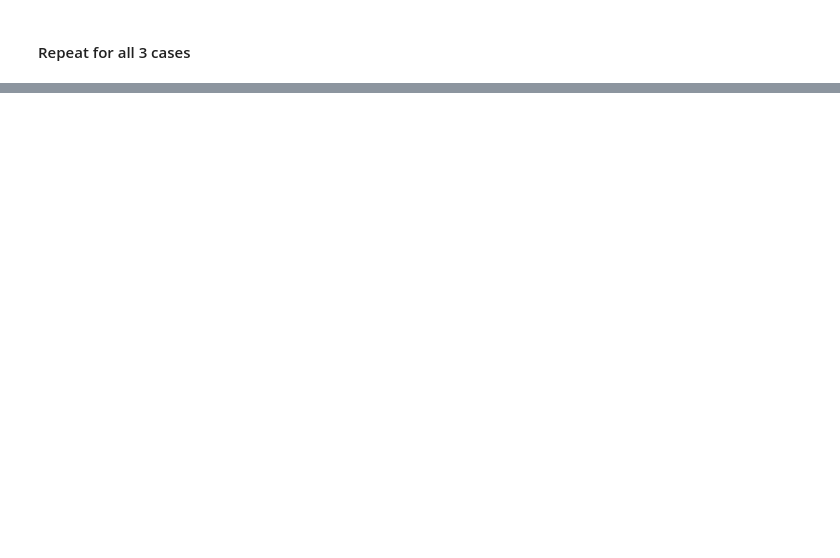
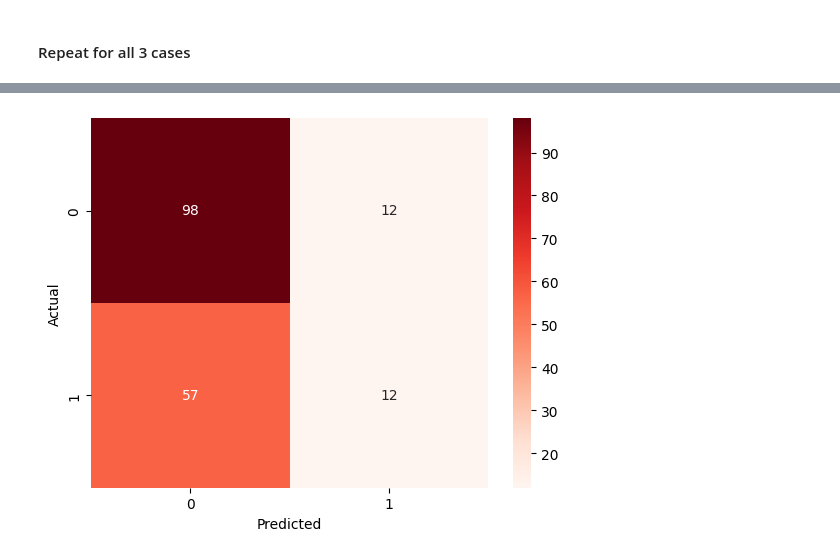
Before and after one commit to ceradrake/applied-ml-drake, a Jupyter notebook: lab03/ml03_drake.ipynb, the cells around one changed output, grey strips where cells are left out. Drawn from its saved outputs; the diff is of its cells as text; code cells hidden in the pictures; blank space fills up the shorter version.

Commit message:
Case 2

```diff
--- a/lab03/ml03_drake.ipynb
+++ b/lab03/ml03_drake.ipynb
@@ -193,2 +193,15 @@ fig.savefig("decision_tree_titanic.png")
 # %% [markdown]
 #### Repeat for all 3 cases
+# %%
+# Split the data for case 2
+from sklearn.model_selection import StratifiedShuffleSplit
+
+splitter = StratifiedShuffleSplit(n_splits=1, test_size=0.2, random_state=123)
+
+for train_indices, test_indices in splitter.split(X, y):
+    X2_train = X2.iloc[train_indices]
+    X2_test = X2.iloc[test_indices]
+    y2_train = y2.iloc[train_indices]
+    y2_test = y2.iloc[test_indices]
+
+print('Train size: ', len(X2_train), 'Test size: ', len(X2_test))
@@ -194,0 +210,7 @@ fig.savefig("decision_tree_titanic.png")
+# %%
+# Create and train model
+from sklearn.tree import DecisionTreeClassifier
+from sklearn.metrics import classification_report, confusion_matrix
+
+tree_model = DecisionTreeClassifier()
+tree_model.fit(X2_train, y2_train)
@@ -194,0 +234,5 @@ fig.savefig("decision_tree_titanic.png")
+# %%
+# Predict and evaluate test data
+y2_test_pred = tree_model.predict(X2_test)
+print("Results for Decision Tree on test data:")
+print(classification_report(y2_test, y2_test_pred))
@@ -194,0 +249,12 @@ fig.savefig("decision_tree_titanic.png")
+# %%
+# Plot confusion matrix
+from sklearn.metrics import confusion_matrix
+import seaborn as sns
+
+cm = confusion_matrix(y2_test, y2_test_pred)
+sns.heatmap(cm, annot=True, cmap='Reds')
+plt.xlabel('Predicted')
+plt.ylabel('Actual')
+plt.show()
+# %% [output]
+[figure, added]
```
Also changed, not shown: parts of 8 cells of this notebook, 1 other file.
